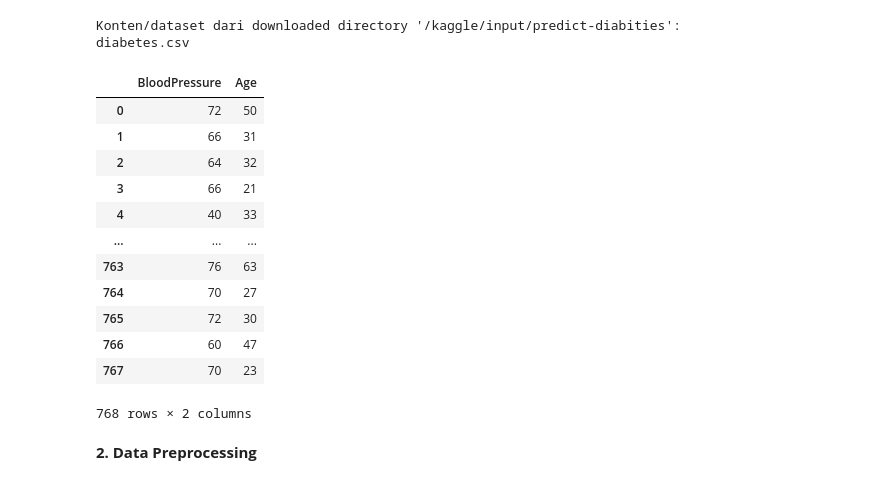
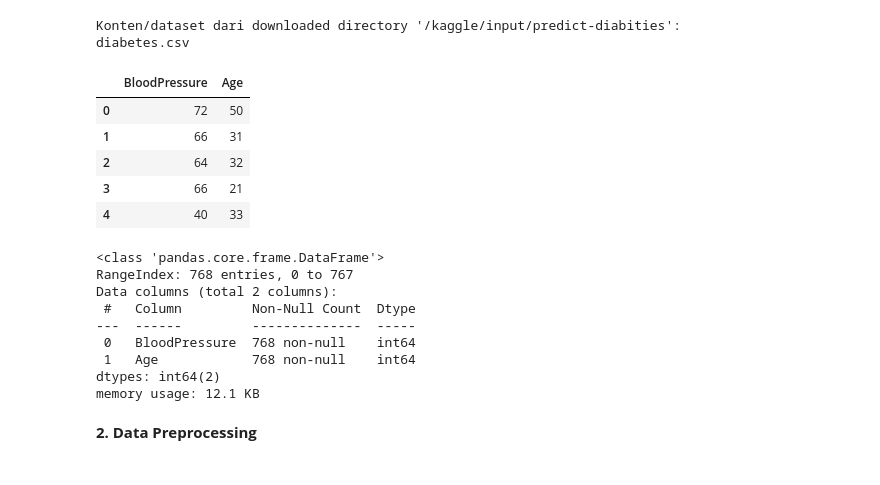
Before and after one commit to LatiefDataVisionary/multivariate-analysis-college-task, a Jupyter notebook: src/KMeans_w11.ipynb, the cells around one changed output. Cells and saved outputs as stored; diff of their text form; code cells hidden in the pictures.

```diff
--- a/src/KMeans_w11.ipynb
+++ b/src/KMeans_w11.ipynb
@@ -25,21 +26,26 @@ Konten/dataset dari downloaded directory '/kaggle/input/predict-diabities':
 diabetes.csv
 # %%
 df = pd.read_csv(csv_file_path, usecols=['BloodPressure', 'Age'])
-df
+df.head()
 # %% [output]
 |  | BloodPressure | Age |
 | 0 | 72 | 50 |
 | 1 | 66 | 31 |
 | 2 | 64 | 32 |
 | 3 | 66 | 21 |
 | 4 | 40 | 33 |
-| ... | ... | ... |
-| 763 | 76 | 63 |
-| 764 | 70 | 27 |
-| 765 | 72 | 30 |
-| 766 | 60 | 47 |
-| 767 | 70 | 23 |
-768 rows × 2 columns
+# %%
+df.info()
+# %% [output]
+<class 'pandas.core.frame.DataFrame'>
+RangeIndex: 768 entries, 0 to 767
+Data columns (total 2 columns):
+ #   Column         Non-Null Count  Dtype
+---  ------         --------------  -----
+ 0   BloodPressure  768 non-null    int64
+ 1   Age            768 non-null    int64
+dtypes: int64(2)
+memory usage: 12.1 KB
 # %% [markdown]
 **2. Data Preprocessing**
 # %% [markdown]
```
Also changed, not shown: parts of 4 cells of this notebook.
